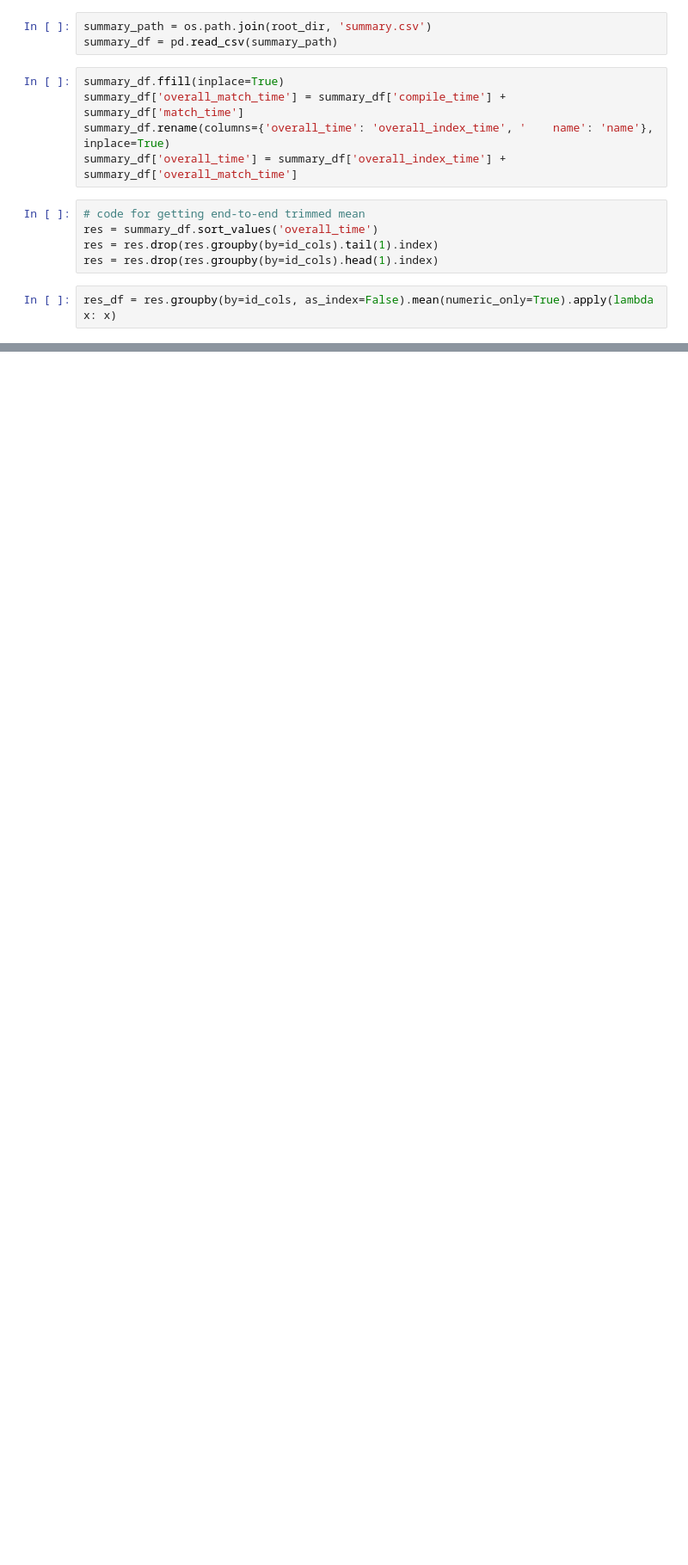
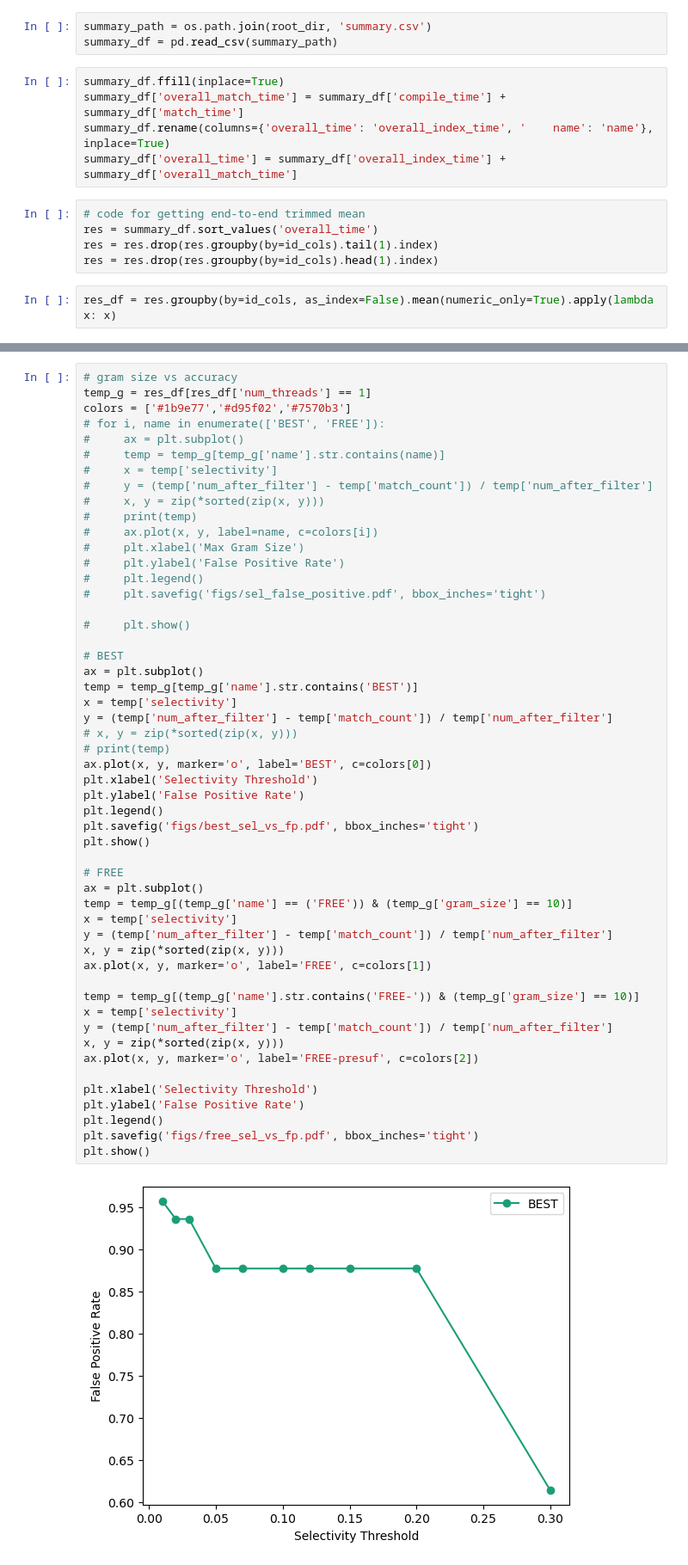
Before and after one commit to mush-zhang/RegexIndexComparison, a Jupyter notebook: notebooks/preprocess.ipynb, the cells around one changed output, grey strips where cells are left out. Shown at 86% size. Drawn from its saved outputs; the diff is of its cells as text; blank space fills up the shorter version.

Commit message:
temp webpage

```diff
--- a/notebooks/preprocess.ipynb
+++ b/notebooks/preprocess.ipynb
@@ -31,0 +84,54 @@ res_df
+# %%
+# gram size vs accuracy
+temp_g = res_df[res_df['num_threads'] == 1]
+colors = ['#1b9e77','#d95f02','#7570b3']
+# for i, name in enumerate(['BEST', 'FREE']):
+#     ax = plt.subplot()
+#     temp = temp_g[temp_g['name'].str.contains(name)]
+#     x = temp['selectivity']
+#     y = (temp['num_after_filter'] - temp['match_count']) / temp['num_after_filter']
+#     x, y = zip(*sorted(zip(x, y)))
+#     print(temp)
+#     ax.plot(x, y, label=name, c=colors[i])
+#     plt.xlabel('Max Gram Size')
+#     plt.ylabel('False Positive Rate')
+#     plt.legend()
+#     plt.savefig('figs/sel_false_positive.pdf', bbox_inches='tight')
+
+#     plt.show()
+
+# BEST
+ax = plt.subplot()
+temp = temp_g[temp_g['name'].str.contains('BEST')]
+x = temp['selectivity']
+y = (temp['num_after_filter'] - temp['match_count']) / temp['num_after_filter']
+# x, y = zip(*sorted(zip(x, y)))
+# print(temp)
+ax.plot(x, y, marker='o', label='BEST', c=colors[0])
+plt.xlabel('Selectivity Threshold')
+plt.ylabel('False Positive Rate')
+plt.legend()
+plt.savefig('figs/best_sel_vs_fp.pdf', bbox_inches='tight')
+plt.show()
+
+# FREE
+ax = plt.subplot()
+temp = temp_g[(temp_g['name'] == ('FREE')) & (temp_g['gram_size'] == 10)]
+x = temp['selectivity']
+y = (temp['num_after_filter'] - temp['match_count']) / temp['num_after_filter']
+x, y = zip(*sorted(zip(x, y)))
+ax.plot(x, y, marker='o', label='FREE', c=colors[1])
+
+temp = temp_g[(temp_g['name'].str.contains('FREE-')) & (temp_g['gram_size'] == 10)]
+x = temp['selectivity']
+y = (temp['num_after_filter'] - temp['match_count']) / temp['num_after_filter']
+x, y = zip(*sorted(zip(x, y)))
+ax.plot(x, y, marker='o', label='FREE-presuf', c=colors[2])
+
+plt.xlabel('Selectivity Threshold')
+plt.ylabel('False Positive Rate')
+plt.legend()
+plt.savefig('figs/free_sel_vs_fp.pdf', bbox_inches='tight')
+plt.show()
+# %% [output]
+[figure, added]
```
Also changed, not shown: parts of 16 cells of this notebook, 4 other files.
